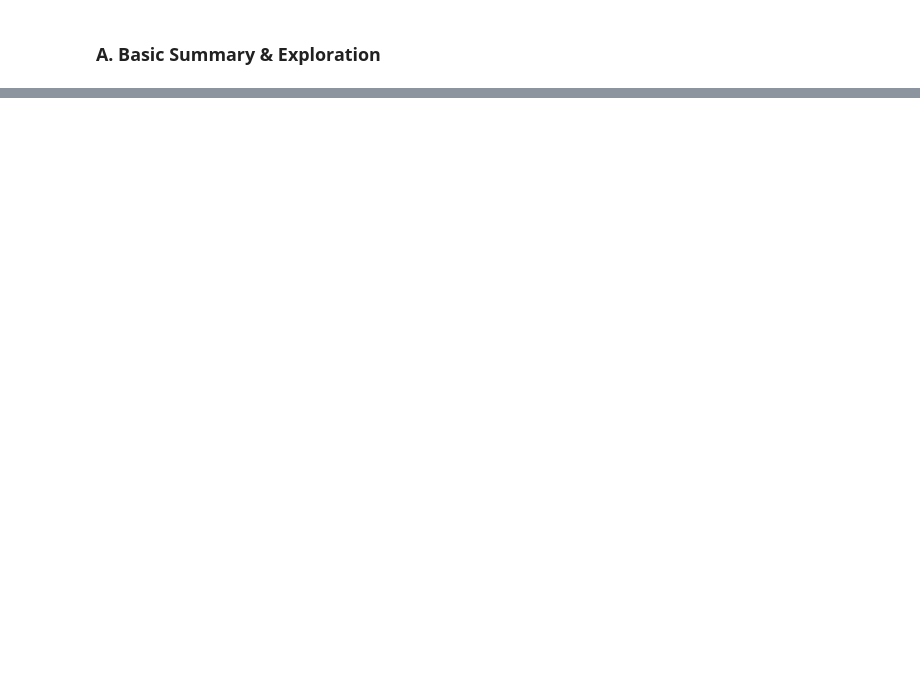
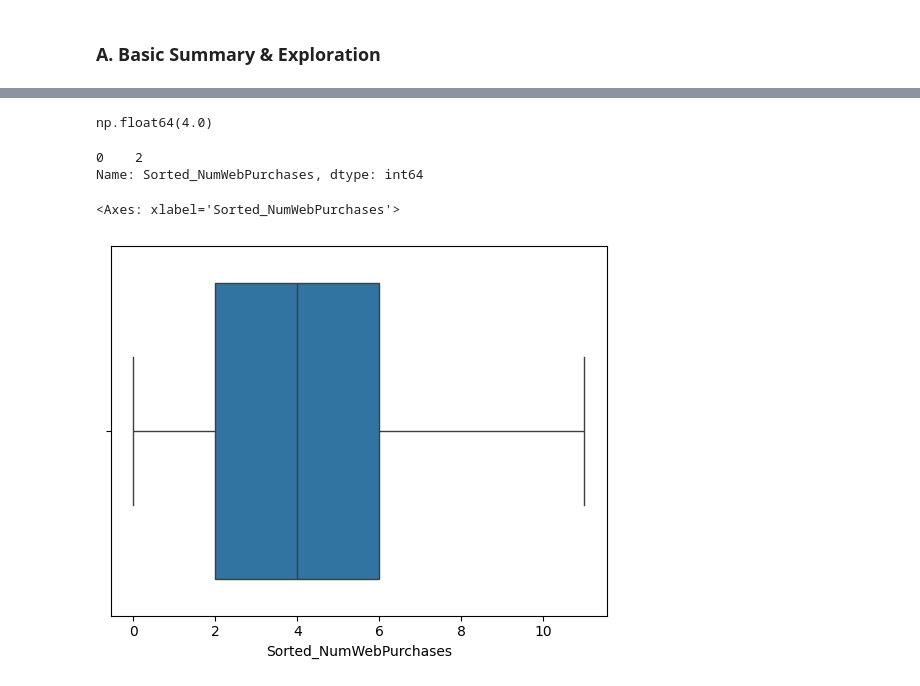
Before and after one commit to SachinSherki4/Data_Science, a Jupyter notebook: Data_Science_Projects/Marketing_Project_1/marketing_campaigns.ipynb, the cells around one changed output, grey strips where cells are left out. Cells and saved outputs as stored; diff of their text form; code cells hidden in the pictures; blank space fills up the shorter version.

Commit message:
marketing_data_eda_02

```diff
--- a/Data_Science_Projects/Marketing_Project_1/marketing_campaigns.ipynb
+++ b/Data_Science_Projects/Marketing_Project_1/marketing_campaigns.ipynb
@@ -370,0 +416,11 @@ plt.boxplot(x=df[' Income '])
+# %%
+## max and min, 1% 99%
+print(f" Max value : {df['NumWebPurchases'].max()}")
+print(f" Min value : {df['NumWebPurchases'].min()}")
+print(f"1 perc data  : {df['NumWebPurchases'].quantile(.01)}")
+print(f"99 perc data  : {df['NumWebPurchases'].quantile(.96)}")
+q1=df['NumWebPurchases'].quantile(0.01)
+q99=df['NumWebPurchases'].quantile(0.99)
+# outlier are present : If there are many customers buying 20–30+ times: These are high-value online customers for targeting.
+# if want to remove outlier then we can clip(lower=q1, upper=q99)
+# df['NumWebPurchases'] = df['NumWebPurchases'].clip(lower=q1, upper=q99)
@@ -370,0 +432,2 @@ plt.boxplot(x=df[' Income '])
+# %%
+df['Sorted_NumWebPurchases']=df['NumWebPurchases'].clip(lower=q1, upper=q99)
@@ -370,0 +456,15 @@ plt.boxplot(x=df[' Income '])
+# %%
+df['Sorted_NumWebPurchases'].median()
+# %% [output]
+np.float64(4.0)
+# %%
+df['Sorted_NumWebPurchases'].mode()
+# %% [output]
+0    2
+Name: Sorted_NumWebPurchases, dtype: int64
+# %%
+# distribution become steady  no outlier
+sns.boxplot(x=df['Sorted_NumWebPurchases'])
+# %% [output]
+<Axes: xlabel='Sorted_NumWebPurchases'>
+[figure, added]
```
Also changed, not shown: parts of 40 cells of this notebook, 2 other files.
